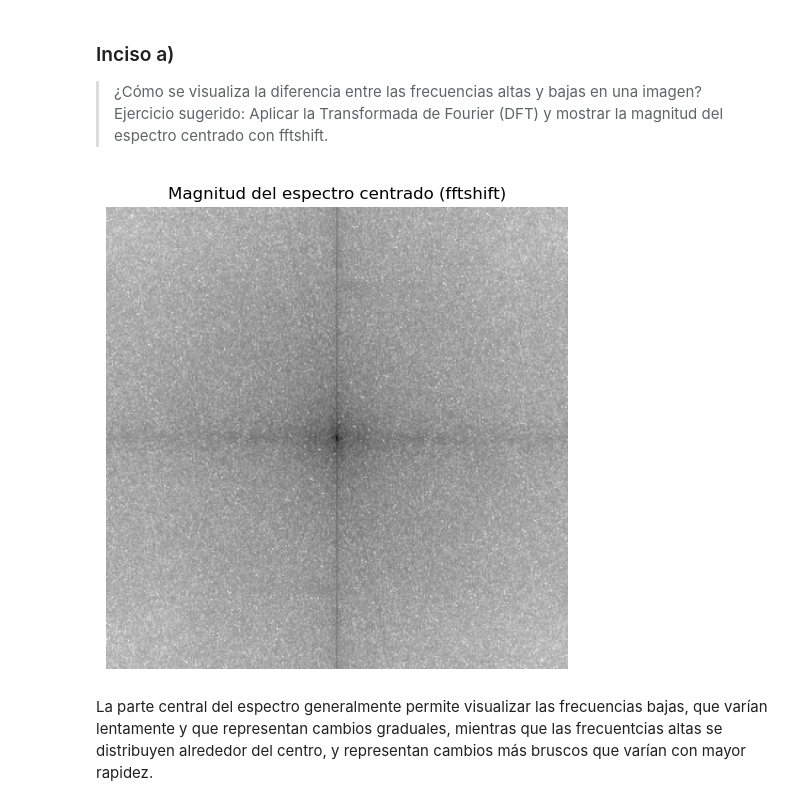
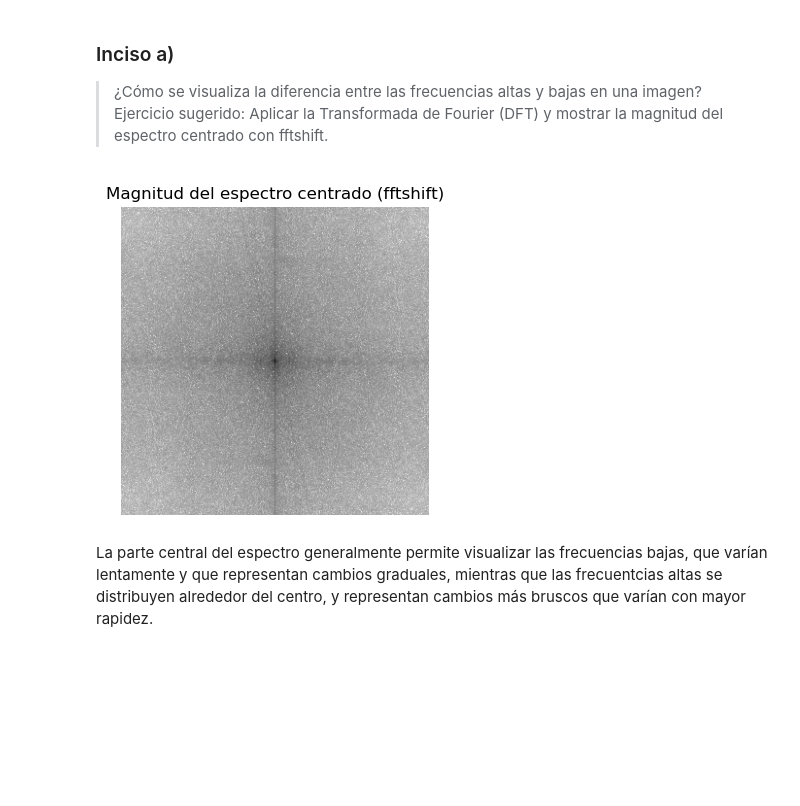
Before and after one commit to ElPelado619/ProcesamientoDeImagenes-Etapa2, a Jupyter notebook: TP4/PDI_TP4.ipynb, the cells around one changed output. Cells and saved outputs as stored; diff of their text form; code cells hidden in the pictures; blank space fills up the shorter version.

```diff
--- a/TP4/PDI_TP4.ipynb
+++ b/TP4/PDI_TP4.ipynb
@@ -82,15 +82,15 @@ plt.show()
 # %%
 # Aplicar la Transformada de Fourier y mostrar la magnitud del espectro centrado con fftshift
 fshift = np.fft.fftshift(np.fft.fft2(img_gray))
 magnitude_spectrum = np.log(np.abs(fshift) + 1)
 
-plt.figure(figsize=(6, 6))
+plt.figure(figsize=(4, 4))
 plt.imshow(magnitude_spectrum, cmap='gray_r')
 plt.title('Magnitud del espectro centrado (fftshift)')
 plt.axis('off')
 plt.show()
 # %% [output]
-[figure, old version]
+[figure, new version]
 # %% [markdown]
 La parte central del espectro generalmente permite visualizar las frecuencias bajas, que varían lentamente y que representan cambios graduales, mientras que las frecuentcias altas se distribuyen alrededor del centro, y representan cambios más bruscos que varían con mayor rapidez.
 # %% [markdown]
```
Also changed, not shown: parts of 19 cells of this notebook.
